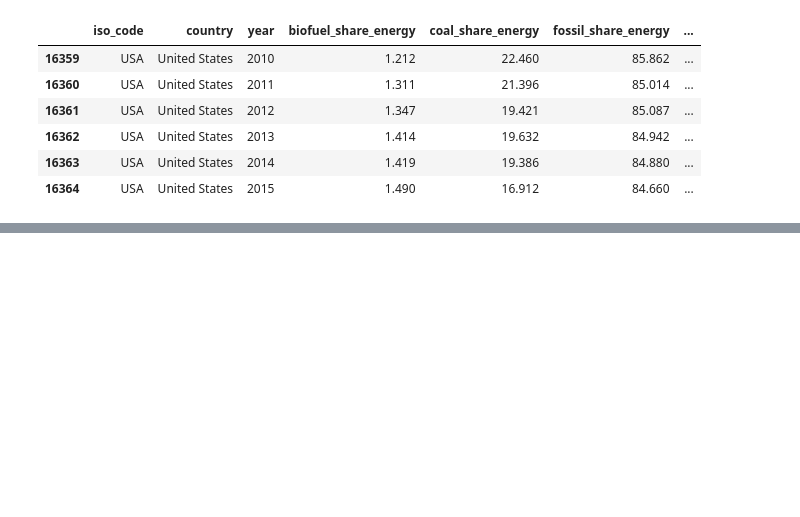
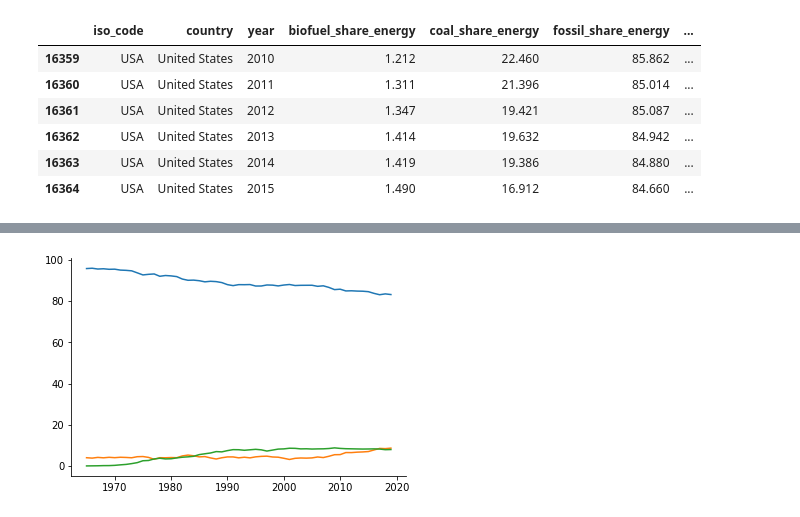
Before and after one commit to joshfuchs/DataScience_projects, a Jupyter notebook: world_energy_consumption.ipynb, the cells around one changed output, grey strips where cells are left out. Cells and saved outputs as stored; diff of their text form; code cells hidden in the pictures; blank space fills up the shorter version.

```diff
--- a/world_energy_consumption.ipynb
+++ b/world_energy_consumption.ipynb
@@ -136,0 +203,15 @@ us_limited.head(6)
+# %%
+cols = ['fossil_share_energy', 'renewables_share_energy', 'nuclear_share_energy']
+
+plt.plot(figsize=(16,6))
+plt.plot(us_energy['year'],us_energy['fossil_share_energy'])
+plt.plot(us_energy['year'],us_energy['renewables_share_energy'])
+plt.plot(us_energy['year'],us_energy['nuclear_share_energy'])
+
+
+plt.gca().spines['top'].set_visible(False)
+plt.gca().spines['right'].set_visible(False)
+
+plt.show()
+# %% [output]
+[figure, added]
```
Also changed, not shown: parts of 8 cells of this notebook.
